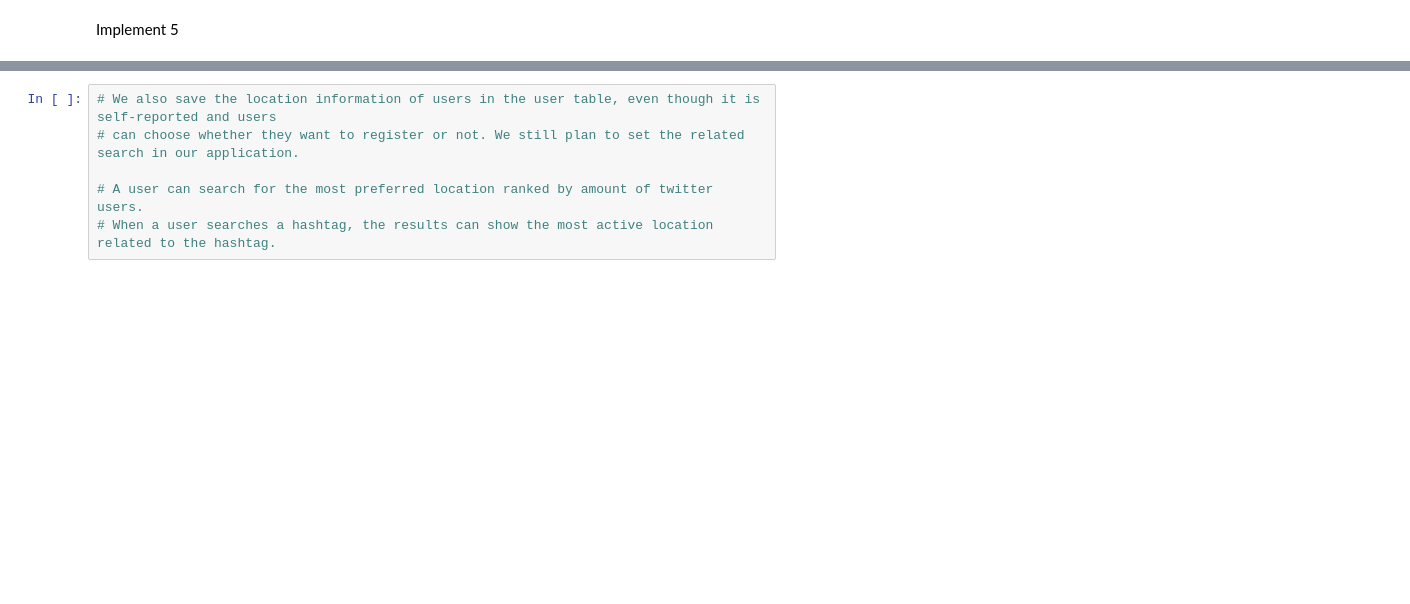
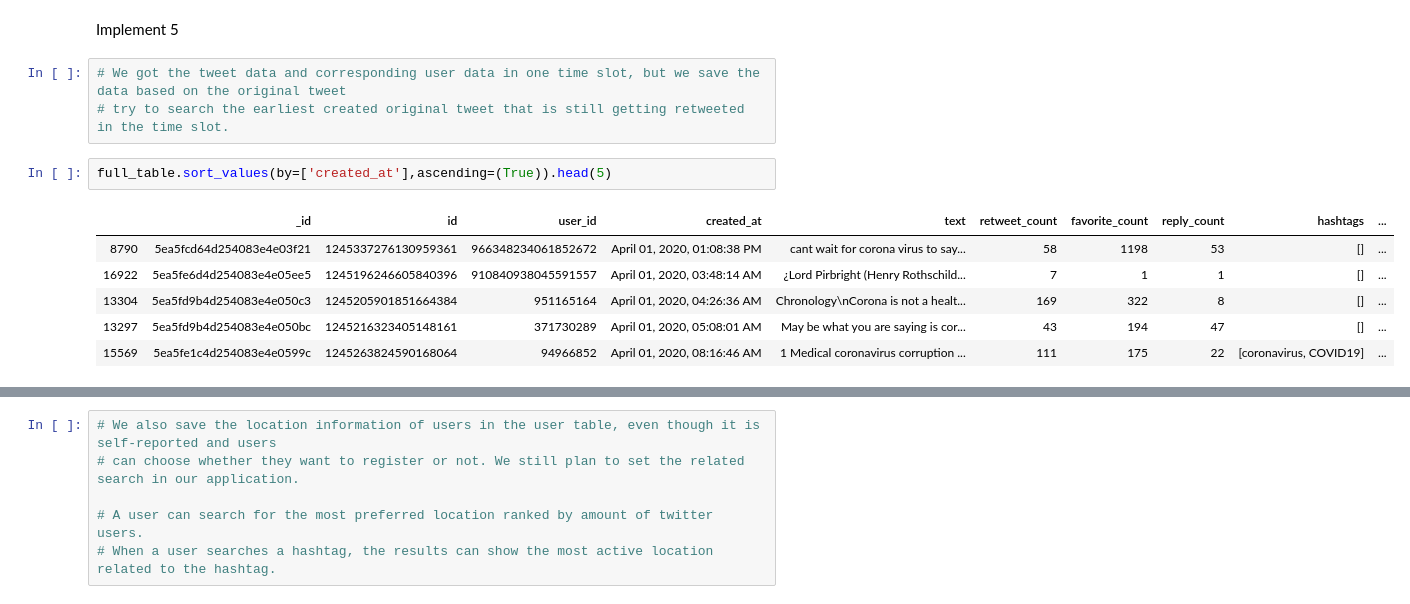
Before and after one commit to Hui-Dora-Wang/Search-Application-on-Twitter, a Jupyter notebook: search_app.ipynb, the cells around one changed output, grey strips where cells are left out. Drawn from its saved outputs; the diff is of its cells as text; blank space fills up the shorter version.

```diff
--- a/search_app.ipynb
+++ b/search_app.ipynb
@@ -508,3 +508,15 @@ lockdown.sort_values(by=['followers_count'],ascending=(False)).head(5)
 | 562 | 5ea5fc3b4d254083e4e01efd | 1253978823504195584 | 772682294804918272 | April 25, 2020, 09:27:03 AM | AgriTech firms fixing the food su... | 3 | 4 | 0 | [Covid19India, lockdown] | ... |
 # %% [markdown]
 Implement 5
+# %%
+# We got the tweet data and corresponding user data in one time slot, but we save the data based on the original tweet
+# try to search the earliest created original tweet that is still getting retweeted in the time slot.
+# %%
+full_table.sort_values(by=['created_at'],ascending=(True)).head(5)
+# %% [output]
+|  | _id | id | user_id | created_at | text | retweet_count | favorite_count | reply_count | hashtags | ... |
+| 8790 | 5ea5fcd64d254083e4e03f21 | 1245337276130959361 | 966348234061852672 | April 01, 2020, 01:08:38 PM | cant wait for corona virus to say... | 58 | 1198 | 53 | [] | ... |
+| 16922 | 5ea5fe6d4d254083e4e05ee5 | 1245196246605840396 | 910840938045591557 | April 01, 2020, 03:48:14 AM | ¿Lord Pirbright (Henry Rothschild... | 7 | 1 | 1 | [] | ... |
+| 13304 | 5ea5fd9b4d254083e4e050c3 | 1245205901851664384 | 951165164 | April 01, 2020, 04:26:36 AM | Chronology\nCorona is not a healt... | 169 | 322 | 8 | [] | ... |
+| 13297 | 5ea5fd9b4d254083e4e050bc | 1245216323405148161 | 371730289 | April 01, 2020, 05:08:01 AM | May be what you are saying is cor... | 43 | 194 | 47 | [] | ... |
+| 15569 | 5ea5fe1c4d254083e4e0599c | 1245263824590168064 | 94966852 | April 01, 2020, 08:16:46 AM | 1 Medical coronavirus corruption ... | 111 | 175 | 22 | [coronavirus, COVID19] | ... |
```
Also changed, not shown: parts of 1 cell of this notebook.
